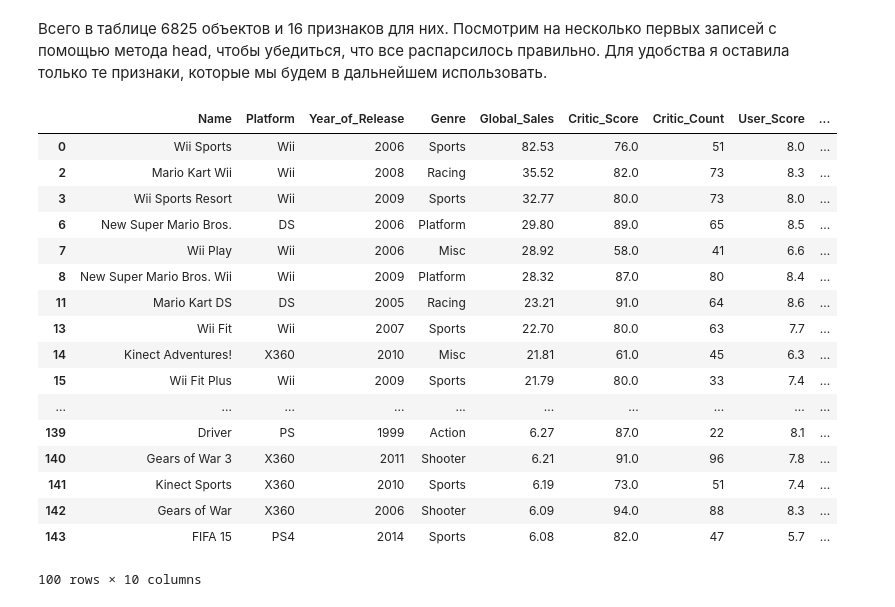
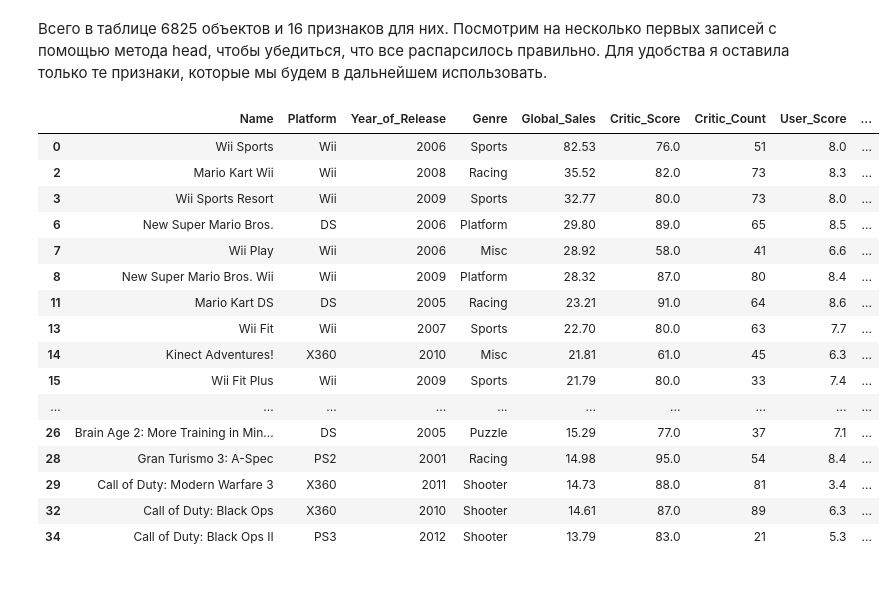
Before and after one commit to psicho/opendatascience, a Jupyter notebook: 002_teory_2.ipynb, the cells around one changed output. Cells and saved outputs as stored; diff of their text form; code cells hidden in the pictures.

```diff
--- a/002_teory_2.ipynb
+++ b/002_teory_2.ipynb
@@ -31,3 +31,6 @@ df.head(1)
 | 0 | Wii Sports | Wii | 2006.0 | Sports | Nintendo | 41.36 | 28.96 | 3.77 | 8.45 | ... |
 # %% [markdown]
 Некоторые признаки, которые pandas считал как object, явно приведем к типам float или int.
+# %%
+df = df.dropna()
+print(df.shape)
@@ -52,25 +55,24 @@ print(df.shape)
 # %%
 useful_cols = ['Name', 'Platform', 'Year_of_Release', 'Genre',
                'Global_Sales', 'Critic_Score', 'Critic_Count',
                'User_Score', 'User_Count', 'Rating'
               ]
-df[useful_cols].head(100)
+df[useful_cols].head(20)
 # %% [output]
 |  | Name | Platform | Year_of_Release | Genre | Global_Sales | Critic_Score | Critic_Count | User_Score | ... |
 | 0 | Wii Sports | Wii | 2006 | Sports | 82.53 | 76.0 | 51 | 8.0 | ... |
 | 2 | Mario Kart Wii | Wii | 2008 | Racing | 35.52 | 82.0 | 73 | 8.3 | ... |
 | 3 | Wii Sports Resort | Wii | 2009 | Sports | 32.77 | 80.0 | 73 | 8.0 | ... |
 | 6 | New Super Mario Bros. | DS | 2006 | Platform | 29.80 | 89.0 | 65 | 8.5 | ... |
 | 7 | Wii Play | Wii | 2006 | Misc | 28.92 | 58.0 | 41 | 6.6 | ... |
 | 8 | New Super Mario Bros. Wii | Wii | 2009 | Platform | 28.32 | 87.0 | 80 | 8.4 | ... |
 | 11 | Mario Kart DS | DS | 2005 | Racing | 23.21 | 91.0 | 64 | 8.6 | ... |
 | 13 | Wii Fit | Wii | 2007 | Sports | 22.70 | 80.0 | 63 | 7.7 | ... |
 | 14 | Kinect Adventures! | X360 | 2010 | Misc | 21.81 | 61.0 | 45 | 6.3 | ... |
 | 15 | Wii Fit Plus | Wii | 2009 | Sports | 21.79 | 80.0 | 33 | 7.4 | ... |
 | ... | ... | ... | ... | ... | ... | ... | ... | ... | ... |
-| 139 | Driver | PS | 1999 | Action | 6.27 | 87.0 | 22 | 8.1 | ... |
-| 140 | Gears of War 3 | X360 | 2011 | Shooter | 6.21 | 91.0 | 96 | 7.8 | ... |
-| 141 | Kinect Sports | X360 | 2010 | Sports | 6.19 | 73.0 | 51 | 7.4 | ... |
-| 142 | Gears of War | X360 | 2006 | Shooter | 6.09 | 94.0 | 88 | 8.3 | ... |
-| 143 | FIFA 15 | PS4 | 2014 | Sports | 6.08 | 82.0 | 47 | 5.7 | ... |
+| 26 | Brain Age 2: More Training in Min... | DS | 2005 | Puzzle | 15.29 | 77.0 | 37 | 7.1 | ... |
+| 28 | Gran Turismo 3: A-Spec | PS2 | 2001 | Racing | 14.98 | 95.0 | 54 | 8.4 | ... |
+| 29 | Call of Duty: Modern Warfare 3 | X360 | 2011 | Shooter | 14.73 | 88.0 | 81 | 3.4 | ... |
+| 32 | Call of Duty: Black Ops | X360 | 2010 | Shooter | 14.61 | 87.0 | 89 | 6.3 | ... |
+| 34 | Call of Duty: Black Ops II | PS3 | 2012 | Shooter | 13.79 | 83.0 | 21 | 5.3 | ... |
-100 rows × 10 columns
```
Also changed, not shown: parts of 71 cells of this notebook, 2 other files.
